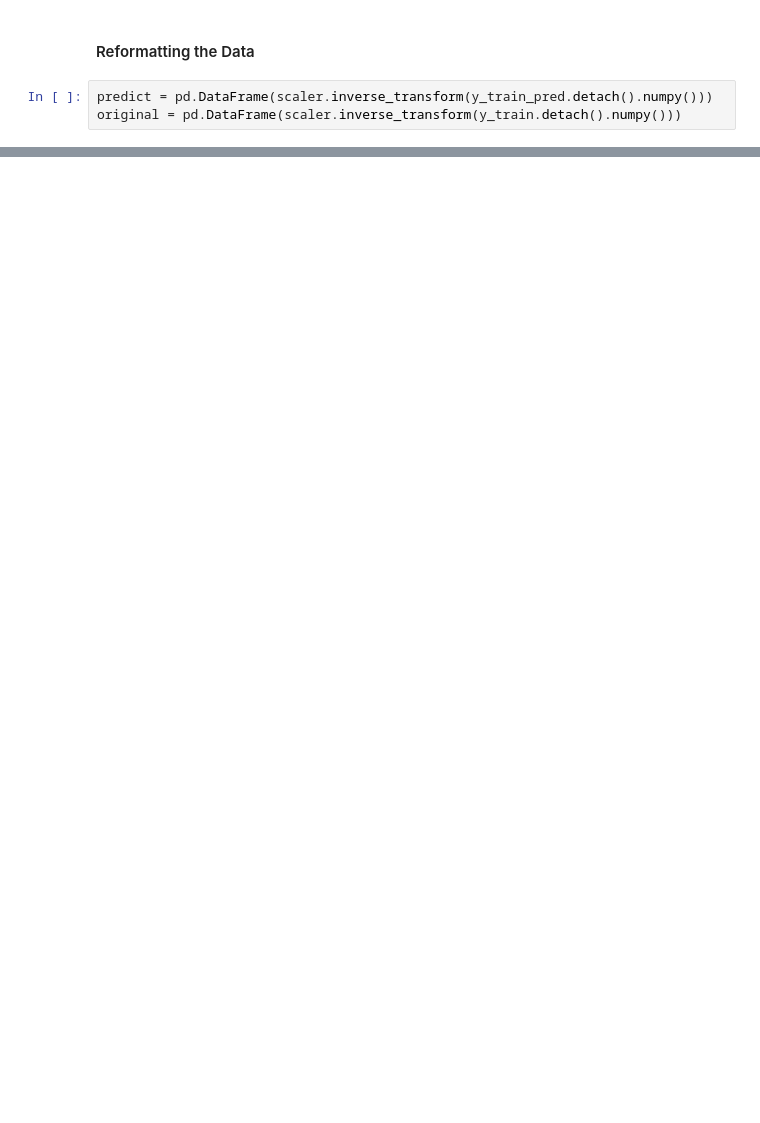
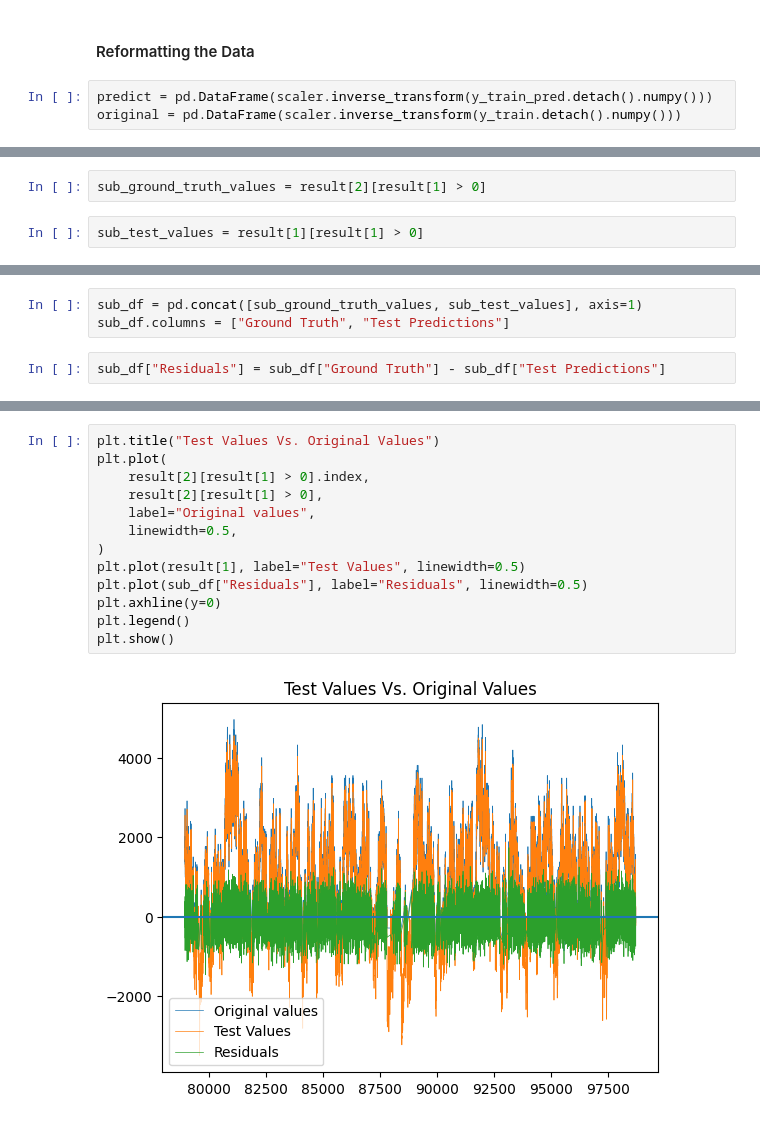
Before and after one commit to efwoods/Neuralink-Compression-Challenge, a Jupyter notebook: analysis/tutorials/gru_time_series_forecasting.ipynb, the cells around one changed output, grey strips where cells are left out. Cells and saved outputs as stored; diff of their text form; blank space fills up the shorter version.

```diff
--- a/analysis/tutorials/gru_time_series_forecasting.ipynb
+++ b/analysis/tutorials/gru_time_series_forecasting.ipynb
@@ -182,0 +242,4 @@ plt.show()
+# %%
+sub_ground_truth_values = result[2][result[1] > 0]
+# %%
+sub_test_values = result[1][result[1] > 0]
@@ -182,0 +261,5 @@ plt.show()
+# %%
+sub_df = pd.concat([sub_ground_truth_values, sub_test_values], axis=1)
+sub_df.columns = ["Ground Truth", "Test Predictions"]
+# %%
+sub_df["Residuals"] = sub_df["Ground Truth"] - sub_df["Test Predictions"]
@@ -182,0 +282,15 @@ plt.show()
+# %%
+plt.title("Test Values Vs. Original Values")
+plt.plot(
+    result[2][result[1] > 0].index,
+    result[2][result[1] > 0],
+    label="Original values",
+    linewidth=0.5,
+)
+plt.plot(result[1], label="Test Values", linewidth=0.5)
+plt.plot(sub_df["Residuals"], label="Residuals", linewidth=0.5)
+plt.axhline(y=0)
+plt.legend()
+plt.show()
+# %% [output]
+[figure, added]
```
Also changed, not shown: parts of 38 cells of this notebook, 1 other file.
